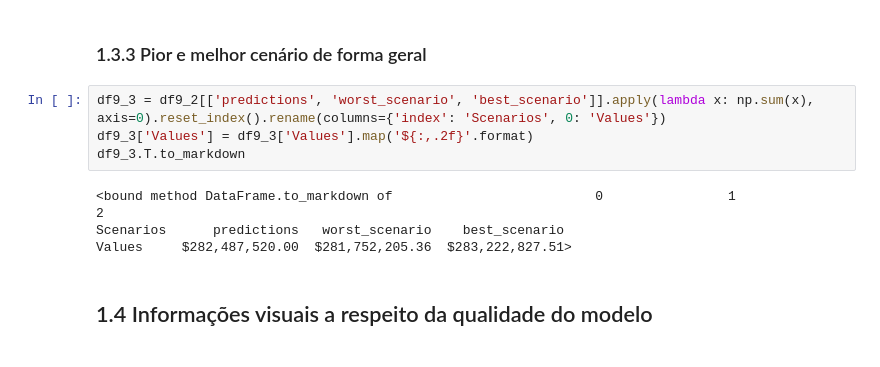
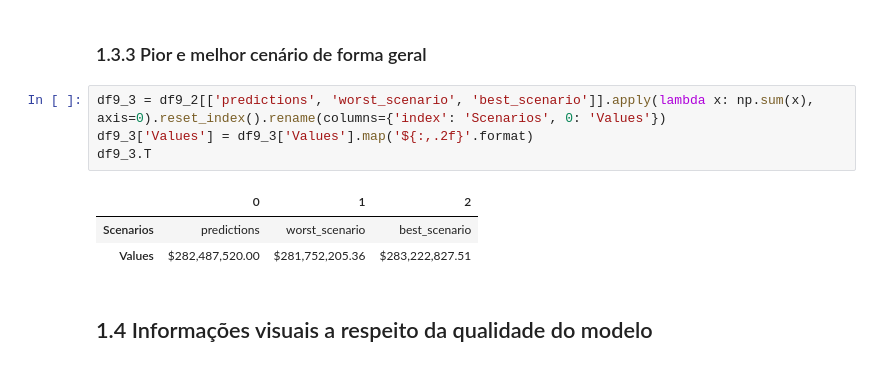
Before and after one commit to MayconRochaaa/rossmann_project, a Jupyter notebook: store_sales_prediction.ipynb, the cells around one changed output. Saved outputs shown, nothing was run; the diff lists cells and outputs as text.

```diff
--- a/store_sales_prediction.ipynb
+++ b/store_sales_prediction.ipynb
@@ -1236,11 +1288,11 @@ df9_2.head()
 # %%
 df9_3 = df9_2[['predictions', 'worst_scenario', 'best_scenario']].apply(lambda x: np.sum(x), axis=0).reset_index().rename(columns={'index': 'Scenarios', 0: 'Values'})
 df9_3['Values'] = df9_3['Values'].map('${:,.2f}'.format)
-df9_3.T.to_markdown
+df9_3.T
 # %% [output]
-<bound method DataFrame.to_markdown of                          0                1                2
-Scenarios      predictions   worst_scenario    best_scenario
-Values     $282,487,520.00  $281,752,205.36  $283,222,827.51>
+|  | 0 | 1 | 2 |
+| Scenarios | predictions | worst_scenario | best_scenario |
+| Values | $282,487,520.00 | $281,752,205.36 | $283,222,827.51 |
 # %% [markdown]
 ## 1.4 Informações visuais a respeito da qualidade do modelo
 # %%
```
Also changed, not shown: parts of 14 cells of this notebook, 5 other files.
